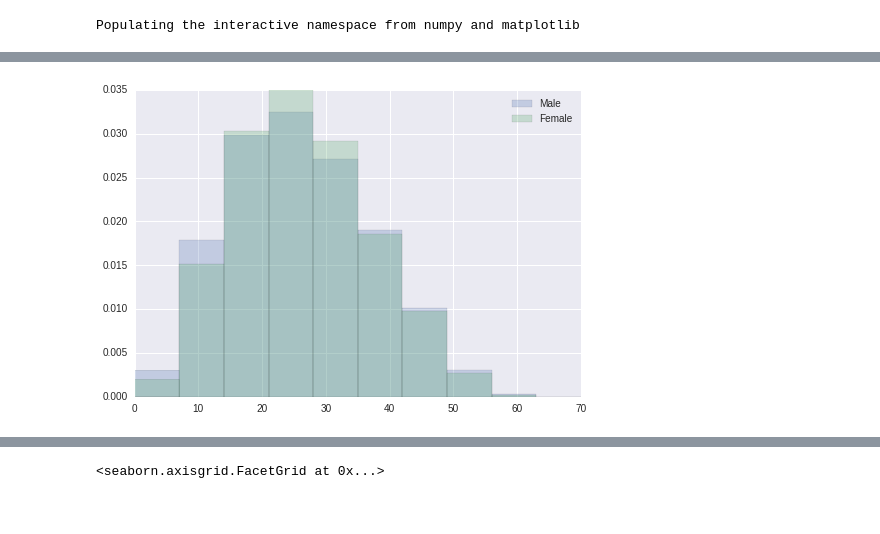
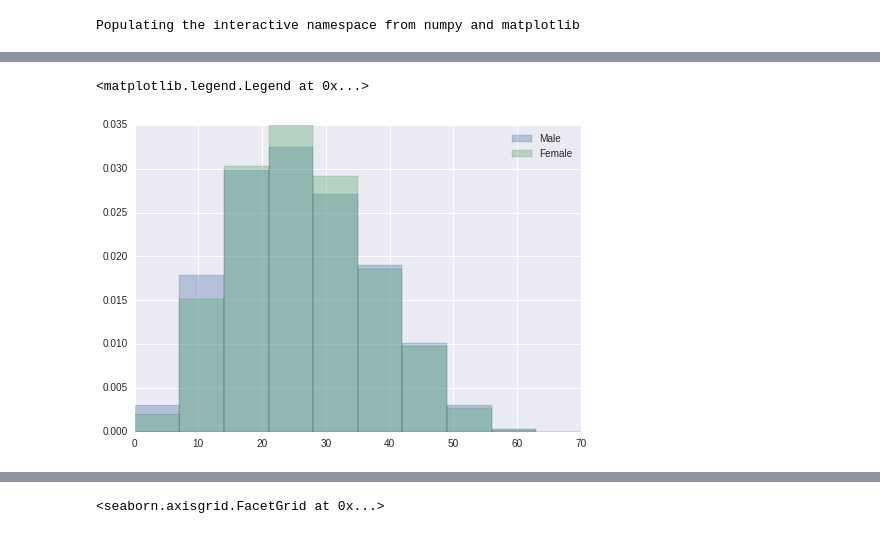
Before and after one commit to dsakagi/odsc-pisa, a Jupyter notebook: PISAMEX.ipynb, the cells around one changed output, grey strips where cells are left out. Saved outputs shown, nothing was run; the diff lists cells and outputs as text; code cells hidden in the pictures.

```diff
--- a/PISAMEX.ipynb
+++ b/PISAMEX.ipynb
@@ -85,14 +117,12 @@ import seaborn as sns
 # %%
-def plot_hists(data, gb_key):
-    groups = data.groupby(gb_key).groups
-    for key, row_ids in groups.iteritems():
-        pylab.hist(data['Total Score'][row_ids].values,
-                   normed=True,
-                   bins=np.linspace(0, 70, 11),
-                   alpha=0.25,
-                   label=str(key))
-    pylab.legend()
+groups = data.groupby('Sex').groups
+for key, row_ids in groups.iteritems():
+    pylab.hist(data['Total Score'][row_ids].values,
+               normed=True,
+               bins=np.linspace(0, 70, 11),
+               alpha=0.35,
+               label=str(key))
+pylab.legend()
+# %% [output]
+<matplotlib.legend.Legend at 0x...>
+[figure, added]
-# %%
-plot_hists(data, 'Sex')
-# %% [output]
-[figure, removed]
```
Also changed, not shown: parts of 42 cells of this notebook, 1 other file.
